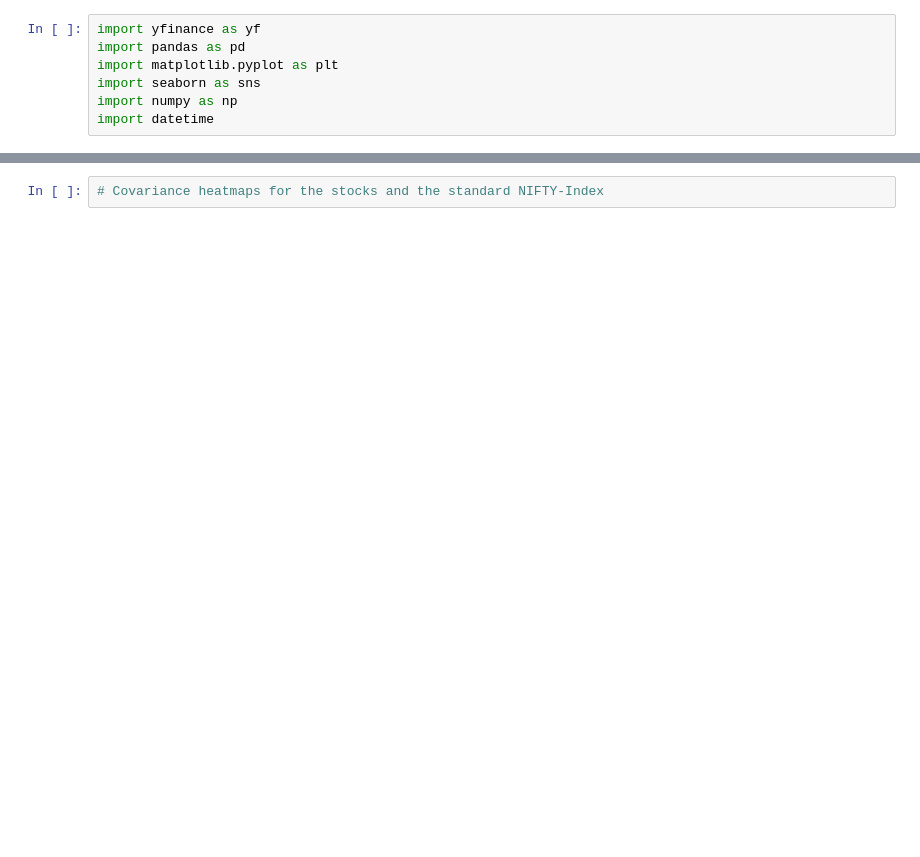
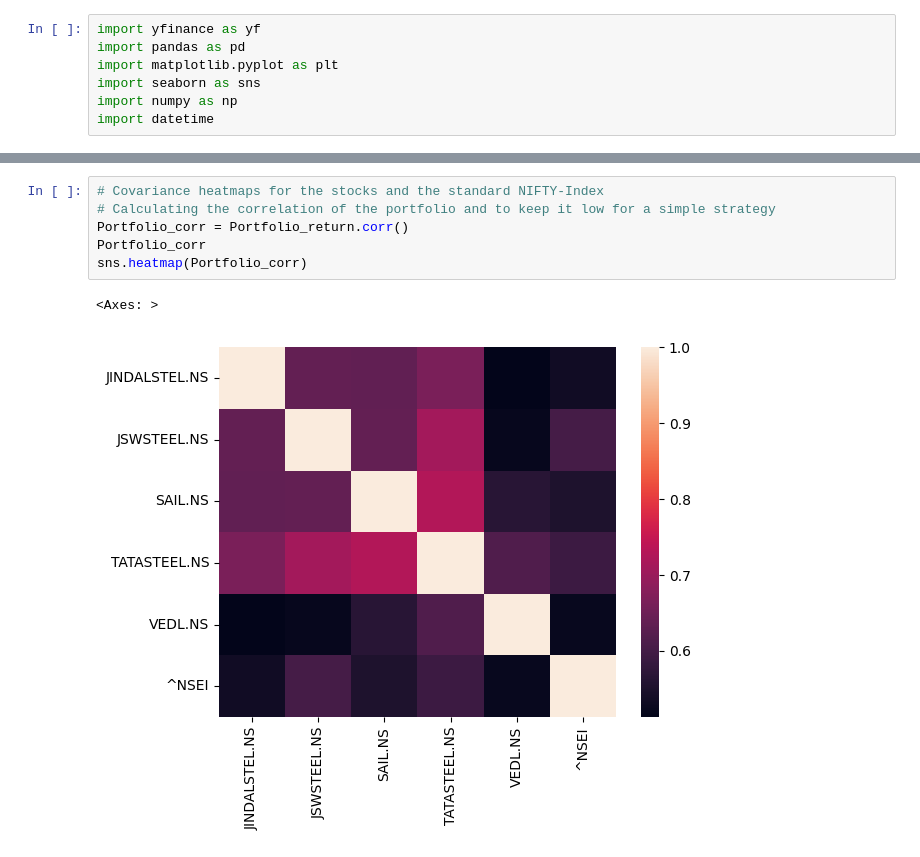
Before and after one commit to Outertrojan/Strategies-Analyses, a Jupyter notebook: Stock_Analysis.ipynb, the cells around one changed output, grey strips where cells are left out. Cells and saved outputs as stored; diff of their text form; blank space fills up the shorter version.

```diff
--- a/Stock_Analysis.ipynb
+++ b/Stock_Analysis.ipynb
@@ -49,3 +50,10 @@ Portfolio_return
 # %%
 # Covariance heatmaps for the stocks and the standard NIFTY-Index
+# Calculating the correlation of the portfolio and to keep it low for a simple strategy
+Portfolio_corr = Portfolio_return.corr()
+Portfolio_corr
+sns.heatmap(Portfolio_corr)
+# %% [output]
+<Axes: >
+[figure, added]
 # %%
```
Also changed, not shown: parts of 6 cells of this notebook.
